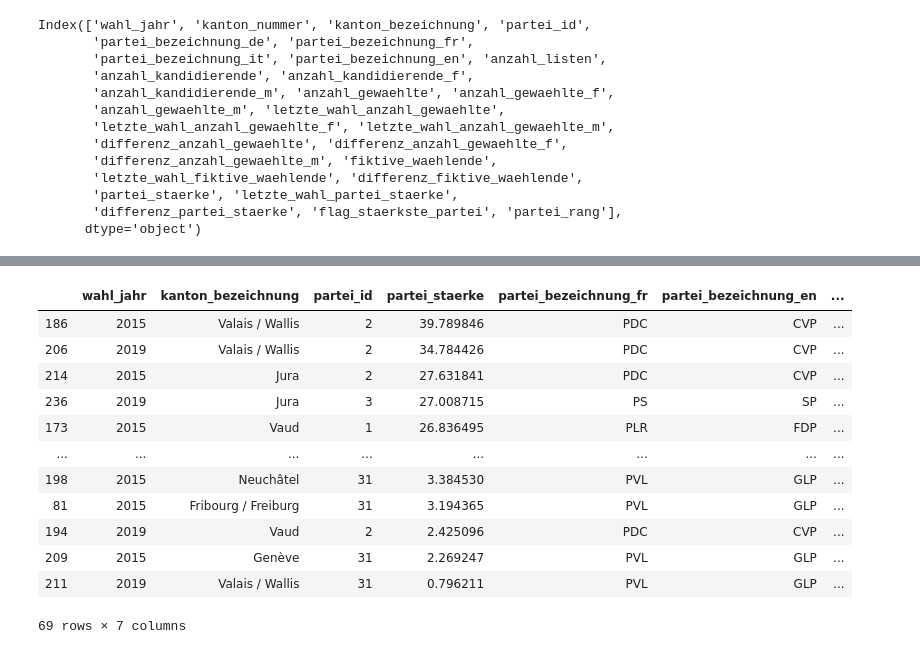
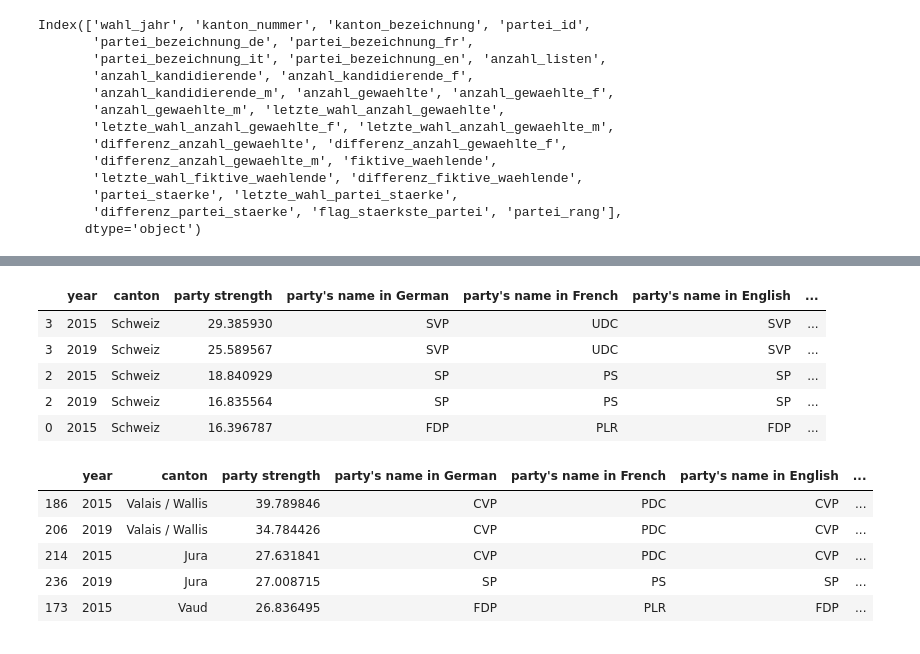
Before and after one commit to ArthurVignon/ADA_project, a Jupyter notebook: elections.ipynb, the cells around one changed output, grey strips where cells are left out. Saved outputs shown, nothing was run; the diff lists cells and outputs as text; code cells hidden in the pictures.

```diff
--- a/elections.ipynb
+++ b/elections.ipynb
@@ -172,17 +133,26 @@ swiss_elections_2019
-# %%
-romand_elections = elections.loc[elections['kanton_bezeichnung'].isin(romand_cantons)]
-romand_elections
-# %% [output]
-|  | wahl_jahr | kanton_bezeichnung | partei_id | partei_staerke | partei_bezeichnung_fr | partei_bezeichnung_en | ... |
-| 186 | 2015 | Valais / Wallis | 2 | 39.789846 | PDC | CVP | ... |
-| 206 | 2019 | Valais / Wallis | 2 | 34.784426 | PDC | CVP | ... |
-| 214 | 2015 | Jura | 2 | 27.631841 | PDC | CVP | ... |
-| 236 | 2019 | Jura | 3 | 27.008715 | PS | SP | ... |
-| 173 | 2015 | Vaud | 1 | 26.836495 | PLR | FDP | ... |
-| ... | ... | ... | ... | ... | ... | ... | ... |
-| 198 | 2015 | Neuchâtel | 31 | 3.384530 | PVL | GLP | ... |
-| 81 | 2015 | Fribourg / Freiburg | 31 | 3.194365 | PVL | GLP | ... |
-| 194 | 2019 | Vaud | 2 | 2.425096 | PDC | CVP | ... |
-| 209 | 2015 | Genève | 31 | 2.269247 | PVL | GLP | ... |
-| 211 | 2019 | Valais / Wallis | 31 | 0.796211 | PVL | GLP | ... |
-69 rows × 7 columns
+# %%
+# We select the results from the whole Switzerland
+swiss_elections = elections[elections['canton'] == 'Schweiz']
+swiss_elections_2015 = swiss_elections.loc[swiss_elections['year'] == 2015]
+swiss_elections_2019 = swiss_elections.loc[swiss_elections['year'] == 2019]
+swiss_elections.head()
+# %% [output]
+|  | year | canton | party strength | party's name in German | party's name in French | party's name in English | ... |
+| 3 | 2015 | Schweiz | 29.385930 | SVP | UDC | SVP | ... |
+| 3 | 2019 | Schweiz | 25.589567 | SVP | UDC | SVP | ... |
+| 2 | 2015 | Schweiz | 18.840929 | SP | PS | SP | ... |
+| 2 | 2019 | Schweiz | 16.835564 | SP | PS | SP | ... |
+| 0 | 2015 | Schweiz | 16.396787 | FDP | PLR | FDP | ... |
+# %%
+# We select the results from the french-speaking part of Switzerland
+romand_elections = elections.loc[elections['canton'].isin(romand_cantons)]
+romand_elections_2015 = romand_elections.loc[romand_elections['year'] == 2015]
+romand_elections_2019 = romand_elections.loc[romand_elections['year'] == 2019]
+romand_elections.head()
+# %% [output]
+|  | year | canton | party strength | party's name in German | party's name in French | party's name in English | ... |
+| 186 | 2015 | Valais / Wallis | 39.789846 | CVP | PDC | CVP | ... |
+| 206 | 2019 | Valais / Wallis | 34.784426 | CVP | PDC | CVP | ... |
+| 214 | 2015 | Jura | 27.631841 | CVP | PDC | CVP | ... |
+| 236 | 2019 | Jura | 27.008715 | SP | PS | SP | ... |
+| 173 | 2015 | Vaud | 26.836495 | FDP | PLR | FDP | ... |
```
Also changed, not shown: parts of 10 cells of this notebook.
